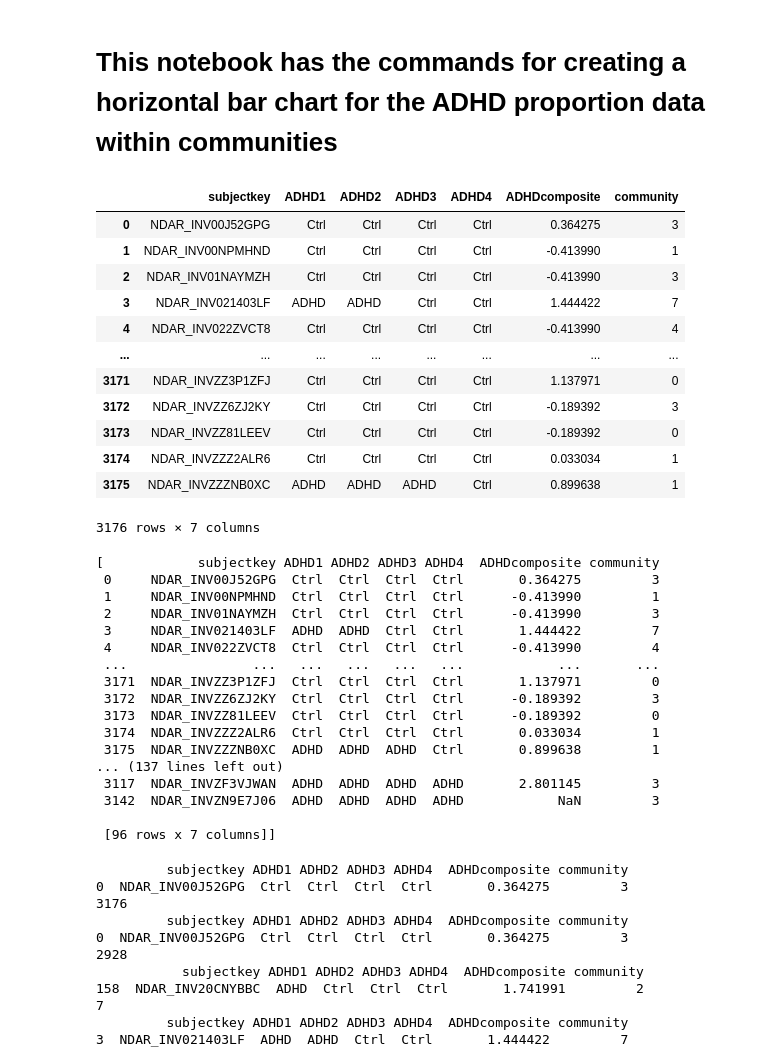
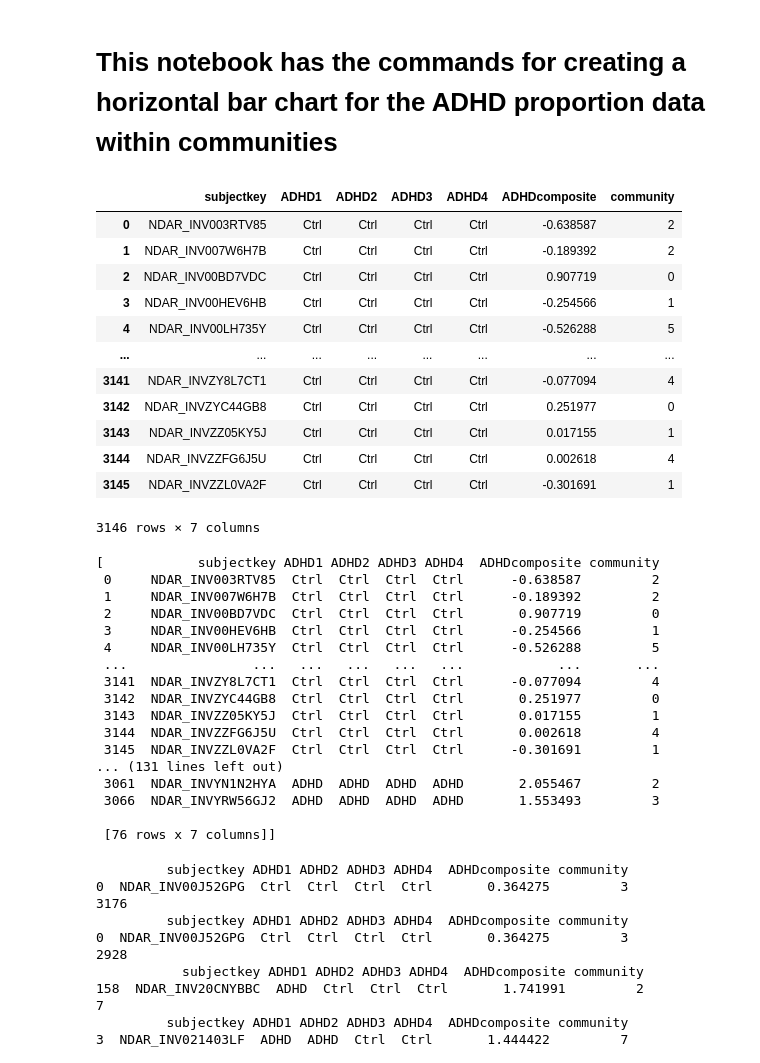
Before and after one commit to lundq163/FRF_results_viz, a Jupyter notebook: refactor/ADHD_horiz_label_fig.ipynb, the cells around one changed output. Drawn from its saved outputs; the diff is of its cells as text; code cells hidden in the pictures.

```diff
--- a/refactor/ADHD_horiz_label_fig.ipynb
+++ b/refactor/ADHD_horiz_label_fig.ipynb
@@ -6,22 +6,23 @@ import seaborn as sns
 import matplotlib.pyplot as plt
 # %%
 filtered_data_arms1 = pd.read_csv("/home/faird/lundq163/projects/FRF_results_viz/GBM_work/list_ADHDscores_ARMS2_arms1xgb_merged.csv")
+filtered_data_arms2= pd.read_csv("/home/faird/lundq163/projects/FRF_results_viz/GBM_work/list_ADHDscores_ARMS1_arms2xgb_merged.csv")
 #data_arms2 = pd.read_csv("/home/feczk001/shared/projects/FEZ_USERS/feczk001/UPPS_ABCD_FRF/code/jacob/ADHDscores_list_ARMS2_merged.csv")
-filtered_data_arms1
+filtered_data_arms2
 # %% [output]
 |  | subjectkey | ADHD1 | ADHD2 | ADHD3 | ADHD4 | ADHDcomposite | community |
-| 0 | NDAR_INV00J52GPG | Ctrl | Ctrl | Ctrl | Ctrl | 0.364275 | 3 |
-| 1 | NDAR_INV00NPMHND | Ctrl | Ctrl | Ctrl | Ctrl | -0.413990 | 1 |
-| 2 | NDAR_INV01NAYMZH | Ctrl | Ctrl | Ctrl | Ctrl | -0.413990 | 3 |
-| 3 | NDAR_INV021403LF | ADHD | ADHD | Ctrl | Ctrl | 1.444422 | 7 |
-| 4 | NDAR_INV022ZVCT8 | Ctrl | Ctrl | Ctrl | Ctrl | -0.413990 | 4 |
+| 0 | NDAR_INV003RTV85 | Ctrl | Ctrl | Ctrl | Ctrl | -0.638587 | 2 |
+| 1 | NDAR_INV007W6H7B | Ctrl | Ctrl | Ctrl | Ctrl | -0.189392 | 2 |
+| 2 | NDAR_INV00BD7VDC | Ctrl | Ctrl | Ctrl | Ctrl | 0.907719 | 0 |
+| 3 | NDAR_INV00HEV6HB | Ctrl | Ctrl | Ctrl | Ctrl | -0.254566 | 1 |
+| 4 | NDAR_INV00LH735Y | Ctrl | Ctrl | Ctrl | Ctrl | -0.526288 | 5 |
 | ... | ... | ... | ... | ... | ... | ... | ... |
-| 3171 | NDAR_INVZZ3P1ZFJ | Ctrl | Ctrl | Ctrl | Ctrl | 1.137971 | 0 |
-| 3172 | NDAR_INVZZ6ZJ2KY | Ctrl | Ctrl | Ctrl | Ctrl | -0.189392 | 3 |
-| 3173 | NDAR_INVZZ81LEEV | Ctrl | Ctrl | Ctrl | Ctrl | -0.189392 | 0 |
-| 3174 | NDAR_INVZZZ2ALR6 | Ctrl | Ctrl | Ctrl | Ctrl | 0.033034 | 1 |
-| 3175 | NDAR_INVZZZNB0XC | ADHD | ADHD | ADHD | Ctrl | 0.899638 | 1 |
+| 3141 | NDAR_INVZY8L7CT1 | Ctrl | Ctrl | Ctrl | Ctrl | -0.077094 | 4 |
+| 3142 | NDAR_INVZYC44GB8 | Ctrl | Ctrl | Ctrl | Ctrl | 0.251977 | 0 |
+| 3143 | NDAR_INVZZ05KY5J | Ctrl | Ctrl | Ctrl | Ctrl | 0.017155 | 1 |
+| 3144 | NDAR_INVZZFG6J5U | Ctrl | Ctrl | Ctrl | Ctrl | 0.002618 | 4 |
+| 3145 | NDAR_INVZZL0VA2F | Ctrl | Ctrl | Ctrl | Ctrl | -0.301691 | 1 |
-3176 rows × 7 columns
+3146 rows × 7 columns
 # %%
 #currently keeping all communities, regardless of size, because we are trying to evaluate across the arms with the overfit xgb model
 
@@ -68,26 +69,26 @@ conditions_arms2 = conditions_arms1  # The conditions are the same for arms2
 #determine the counts for the condition groups
 
 groups_arms1 = [filtered_data_arms1] + [filter_adhd(filtered_data_arms1, **cond) for cond in conditions_arms1]
-#groups_arms2 = [filtered_data_arms2] + [filter_adhd(filtered_data_arms2, **cond) for cond in conditions_arms2]
-groups_arms1
+groups_arms2 = [filtered_data_arms2] + [filter_adhd(filtered_data_arms2, **cond) for cond in conditions_arms2]
+groups_arms2
 # %% [output]
 [            subjectkey ADHD1 ADHD2 ADHD3 ADHD4  ADHDcomposite community
- 0     NDAR_INV00J52GPG  Ctrl  Ctrl  Ctrl  Ctrl       0.364275         3
- 1     NDAR_INV00NPMHND  Ctrl  Ctrl  Ctrl  Ctrl      -0.413990         1
- 2     NDAR_INV01NAYMZH  Ctrl  Ctrl  Ctrl  Ctrl      -0.413990         3
- 3     NDAR_INV021403LF  ADHD  ADHD  Ctrl  Ctrl       1.444422         7
- 4     NDAR_INV022ZVCT8  Ctrl  Ctrl  Ctrl  Ctrl      -0.413990         4
+ 0     NDAR_INV003RTV85  Ctrl  Ctrl  Ctrl  Ctrl      -0.638587         2
+ 1     NDAR_INV007W6H7B  Ctrl  Ctrl  Ctrl  Ctrl      -0.189392         2
+ 2     NDAR_INV00BD7VDC  Ctrl  Ctrl  Ctrl  Ctrl       0.907719         0
+ 3     NDAR_INV00HEV6HB  Ctrl  Ctrl  Ctrl  Ctrl      -0.254566         1
+ 4     NDAR_INV00LH735Y  Ctrl  Ctrl  Ctrl  Ctrl      -0.526288         5
  ...                ...   ...   ...   ...   ...            ...       ...
- 3171  NDAR_INVZZ3P1ZFJ  Ctrl  Ctrl  Ctrl  Ctrl       1.137971         0
- 3172  NDAR_INVZZ6ZJ2KY  Ctrl  Ctrl  Ctrl  Ctrl      -0.189392         3
- 3173  NDAR_INVZZ81LEEV  Ctrl  Ctrl  Ctrl  Ctrl      -0.189392         0
- 3174  NDAR_INVZZZ2ALR6  Ctrl  Ctrl  Ctrl  Ctrl       0.033034         1
- 3175  NDAR_INVZZZNB0XC  ADHD  ADHD  ADHD  Ctrl       0.899638         1
-... (137 lines left out)
- 3117  NDAR_INVZF3VJWAN  ADHD  ADHD  ADHD  ADHD       2.801145         3
- 3142  NDAR_INVZN9E7J06  ADHD  ADHD  ADHD  ADHD            NaN         3
+ 3141  NDAR_INVZY8L7CT1  Ctrl  Ctrl  Ctrl  Ctrl      -0.077094         4
+ 3142  NDAR_INVZYC44GB8  Ctrl  Ctrl  Ctrl  Ctrl       0.251977         0
+ 3143  NDAR_INVZZ05KY5J  Ctrl  Ctrl  Ctrl  Ctrl       0.017155         1
+ 3144  NDAR_INVZZFG6J5U  Ctrl  Ctrl  Ctrl  Ctrl       0.002618         4
+ 3145  NDAR_INVZZL0VA2F  Ctrl  Ctrl  Ctrl  Ctrl      -0.301691         1
+... (131 lines left out)
+ 3061  NDAR_INVYN1N2HYA  ADHD  ADHD  ADHD  ADHD       2.055467         2
+ 3066  NDAR_INVYRW56GJ2  ADHD  ADHD  ADHD  ADHD       1.553493         3
 
- [96 rows x 7 columns]]
+ [76 rows x 7 columns]]
 # %%
 #better display of the counts
 
```
Also changed, not shown: parts of 8 cells of this notebook, 2 other files.
